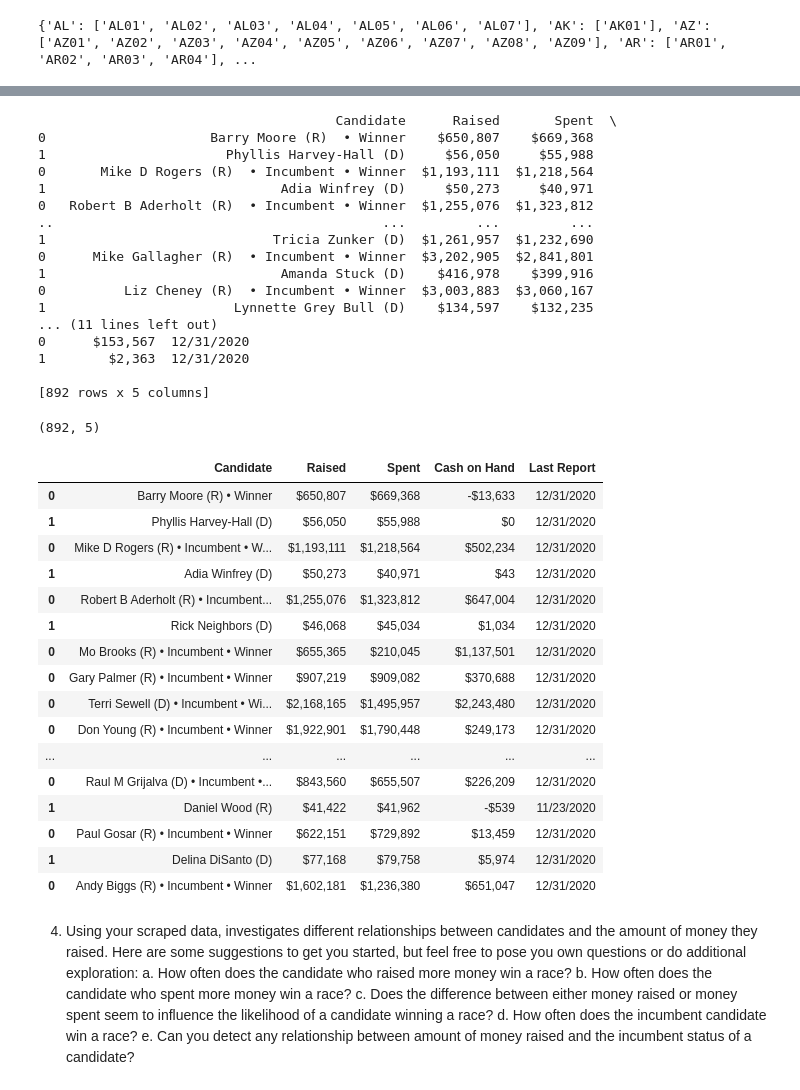
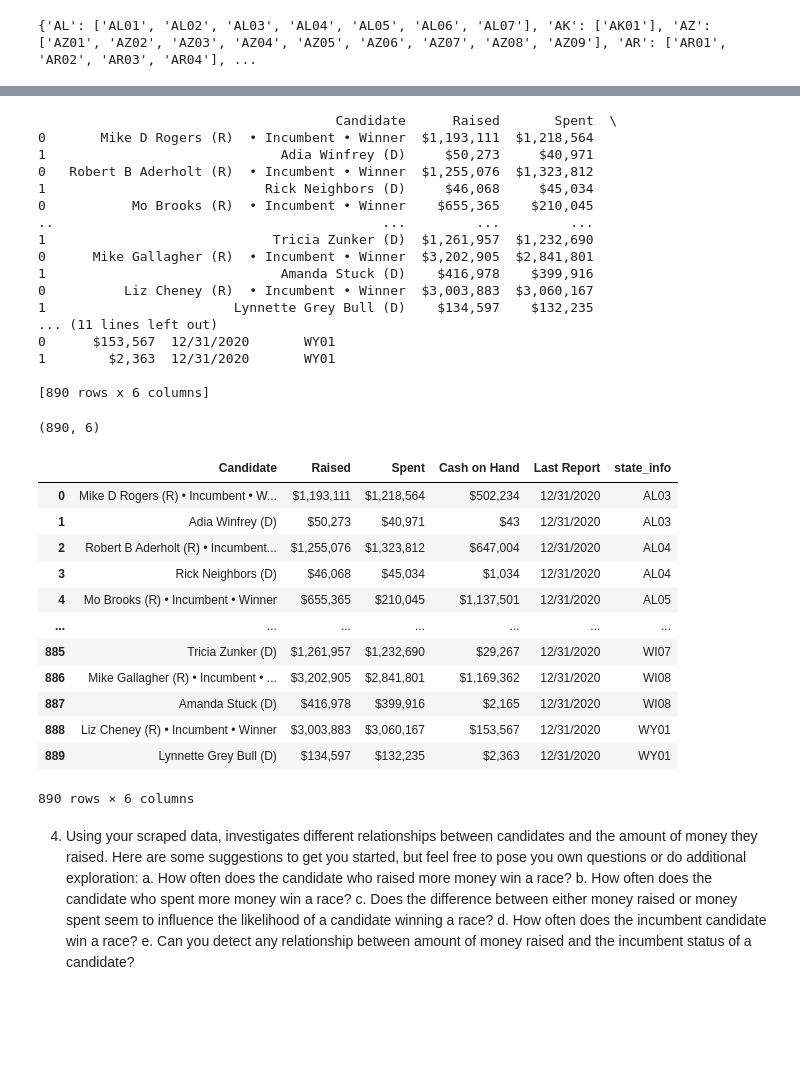
Before and after one commit to nedatahe/webscraping_open_secrets-blue-barracudas-1, a Jupyter notebook: notebooks/webscraping-project.ipynb, the cells around one changed output, grey strips where cells are left out. Drawn from its saved outputs; the diff is of its cells as text; code cells hidden in the pictures; blank space fills up the shorter version.

Commit message:
added state-info column

```diff
--- a/notebooks/webscraping-project.ipynb
+++ b/notebooks/webscraping-project.ipynb
@@ -279,0 +271,10 @@ print(URL_list)
+# %%
+URL_list = []
+for key, item in district_codes.items():
+  for value in item:
+    #print(value)
+    URL = 'https://www.opensecrets.org/races/summary?cycle=2020&id=' #not corrupted here
+    #print(URL)
+    URL_list.append(URL + value) #URL here is not fresh anymore! So I bring it inside
+    #print(URL)
+print(URL_list)
@@ -280,9 +283,11 @@ print(URL_list)
 # %%
 table_list = []
-for URL in URL_list:#is a dic, get the key and values. key: state colum
+for URL in URL_list:
     response = requests.get(URL)
     soup = BS(response.text)
     state_table = pd.read_html(str(soup.find('table', attrs = {'class' : 'DataTable'})))[0] #make DF
+    state_table['state_info'] = URL[-4:]
+
     table_list.append(state_table)
 print(table_list)
 #print(table_list)
@@ -313,11 +318,11 @@ for table in table_list:
 print(base_table)
 # %% [output]
                                       Candidate      Raised       Spent  \
-0                     Barry Moore (R)  • Winner    $650,807    $669,368
-1                       Phyllis Harvey-Hall (D)     $56,050     $55,988
 0       Mike D Rogers (R)  • Incumbent • Winner  $1,193,111  $1,218,564
 1                              Adia Winfrey (D)     $50,273     $40,971
 0   Robert B Aderholt (R)  • Incumbent • Winner  $1,255,076  $1,323,812
+1                            Rick Neighbors (D)     $46,068     $45,034
+0           Mo Brooks (R)  • Incumbent • Winner    $655,365    $210,045
 ..                                          ...         ...         ...
 1                             Tricia Zunker (D)  $1,261,957  $1,232,690
 0      Mike Gallagher (R)  • Incumbent • Winner  $3,202,905  $2,841,801
@@ -325,31 +330,28 @@ print(base_table)
 0          Liz Cheney (R)  • Incumbent • Winner  $3,003,883  $3,060,167
 1                        Lynnette Grey Bull (D)    $134,597    $132,235
 ... (11 lines left out)
-0      $153,567  12/31/2020
-1        $2,363  12/31/2020
+0      $153,567  12/31/2020       WY01
+1        $2,363  12/31/2020       WY01
 
-[892 rows x 5 columns]
+[890 rows x 6 columns]
 # %%
 base_table.shape
 # %% [output]
-(892, 5)
+(890, 6)
-# %%
-base_table.head(20)
-# %% [output]
-|  | Candidate | Raised | Spent | Cash on Hand | Last Report |
-| 0 | Barry Moore (R) • Winner | $650,807 | $669,368 | -$13,633 | 12/31/2020 |
-| 1 | Phyllis Harvey-Hall (D) | $56,050 | $55,988 | $0 | 12/31/2020 |
-| 0 | Mike D Rogers (R) • Incumbent • W... | $1,193,111 | $1,218,564 | $502,234 | 12/31/2020 |
-| 1 | Adia Winfrey (D) | $50,273 | $40,971 | $43 | 12/31/2020 |
-| 0 | Robert B Aderholt (R) • Incumbent... | $1,255,076 | $1,323,812 | $647,004 | 12/31/2020 |
-| 1 | Rick Neighbors (D) | $46,068 | $45,034 | $1,034 | 12/31/2020 |
-| 0 | Mo Brooks (R) • Incumbent • Winner | $655,365 | $210,045 | $1,137,501 | 12/31/2020 |
-| 0 | Gary Palmer (R) • Incumbent • Winner | $907,219 | $909,082 | $370,688 | 12/31/2020 |
-| 0 | Terri Sewell (D) • Incumbent • Wi... | $2,168,165 | $1,495,957 | $2,243,480 | 12/31/2020 |
-| 0 | Don Young (R) • Incumbent • Winner | $1,922,901 | $1,790,448 | $249,173 | 12/31/2020 |
-| ... | ... | ... | ... | ... | ... |
-| 0 | Raul M Grijalva (D) • Incumbent •... | $843,560 | $655,507 | $226,209 | 12/31/2020 |
-| 1 | Daniel Wood (R) | $41,422 | $41,962 | -$539 | 11/23/2020 |
-| 0 | Paul Gosar (R) • Incumbent • Winner | $622,151 | $729,892 | $13,459 | 12/31/2020 |
-| 1 | Delina DiSanto (D) | $77,168 | $79,758 | $5,974 | 12/31/2020 |
-| 0 | Andy Biggs (R) • Incumbent • Winner | $1,602,181 | $1,236,380 | $651,047 | 12/31/2020 |
+# %%
+all_tables = base_table.reset_index(drop = True)
+all_tables
+# %% [output]
+|  | Candidate | Raised | Spent | Cash on Hand | Last Report | state_info |
+| 0 | Mike D Rogers (R) • Incumbent • W... | $1,193,111 | $1,218,564 | $502,234 | 12/31/2020 | AL03 |
+| 1 | Adia Winfrey (D) | $50,273 | $40,971 | $43 | 12/31/2020 | AL03 |
+| 2 | Robert B Aderholt (R) • Incumbent... | $1,255,076 | $1,323,812 | $647,004 | 12/31/2020 | AL04 |
+| 3 | Rick Neighbors (D) | $46,068 | $45,034 | $1,034 | 12/31/2020 | AL04 |
+| 4 | Mo Brooks (R) • Incumbent • Winner | $655,365 | $210,045 | $1,137,501 | 12/31/2020 | AL05 |
+| ... | ... | ... | ... | ... | ... | ... |
+| 885 | Tricia Zunker (D) | $1,261,957 | $1,232,690 | $29,267 | 12/31/2020 | WI07 |
+| 886 | Mike Gallagher (R) • Incumbent • ... | $3,202,905 | $2,841,801 | $1,169,362 | 12/31/2020 | WI08 |
+| 887 | Amanda Stuck (D) | $416,978 | $399,916 | $2,165 | 12/31/2020 | WI08 |
+| 888 | Liz Cheney (R) • Incumbent • Winner | $3,003,883 | $3,060,167 | $153,567 | 12/31/2020 | WY01 |
+| 889 | Lynnette Grey Bull (D) | $134,597 | $132,235 | $2,363 | 12/31/2020 | WY01 |
+890 rows × 6 columns
```
Also changed, not shown: parts of 6 cells of this notebook.
